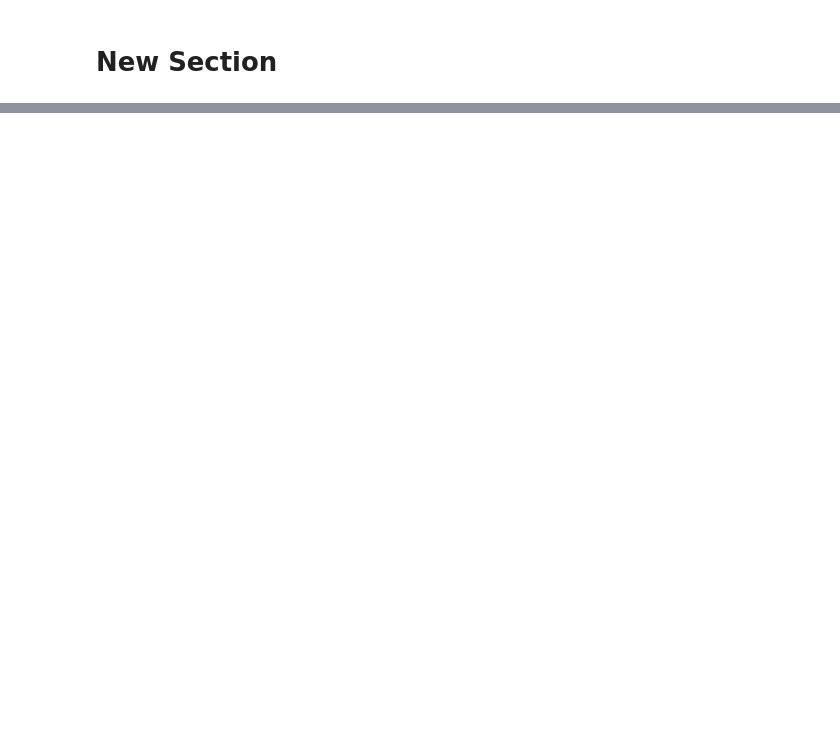
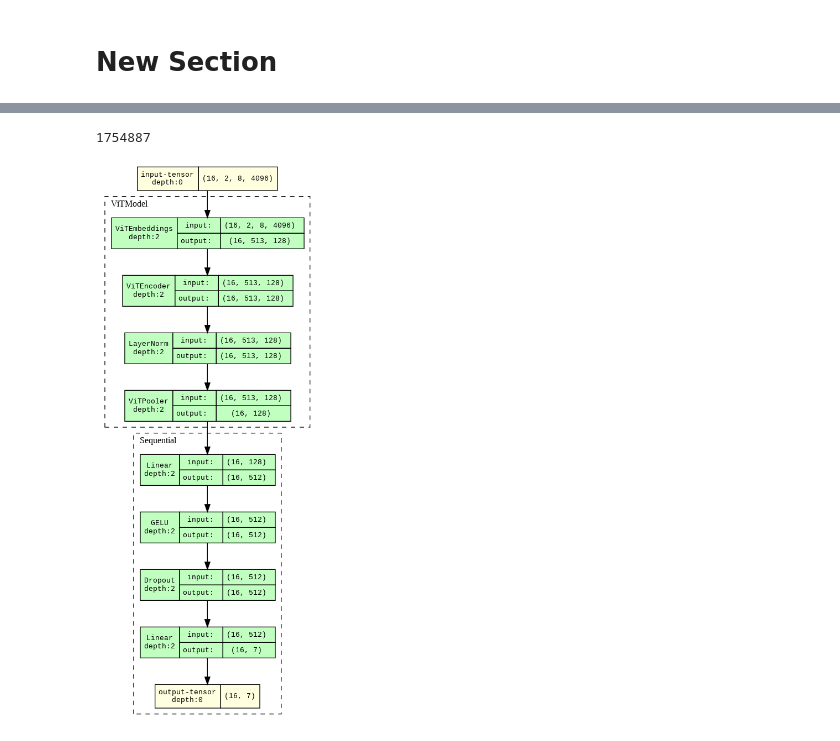
Before and after one commit to erzar0/masters-thesis, a Jupyter notebook: proof_of_concept_dev.ipynb, the cells around one changed output, grey strips where cells are left out. Saved outputs shown, nothing was run; the diff lists cells and outputs as text; code cells hidden in the pictures; blank space fills up the shorter version.

```diff
--- a/proof_of_concept_dev.ipynb
+++ b/proof_of_concept_dev.ipynb
@@ -544,3 +603,57 @@ torch.Size([128, 6])
+# %%
+from transformers import ViTModel, ViTConfig
+
+input_size = TrainDataGenerator.CHANNELS_COUNT
+num_classes = len(ElementLines.ELEMENT_LINES.keys())
+num_channels = 2
+num_kernels = 8
+embed_dim = num_channels * num_kernels**2
+patch_size = num_kernels
+num_heads = 8
+num_layers = 8
+hidden_dim = 4 * embed_dim
+dropout_rate = 0.05
+
+class ViTWithCustomHead(nn.Module):
+    def __init__(self, vit_model, num_classes, dropout=0.5):
+        super(ViTWithCustomHead, self).__init__()
+        self.vit = vit_model  # The ViT backbone
+        self.custom_head = nn.Sequential(
+            nn.Linear(self.vit.config.hidden_size, self.vit.config.intermediate_size),
+            nn.GELU(),
+            nn.Dropout(dropout),
+            nn.Linear(self.vit.config.intermediate_size, num_classes)
+        )
+
+    def forward(self, pixel_values):
+        outputs = self.vit(pixel_values=pixel_values)
+        cls_output = outputs.pooler_output
+        logits = self.custom_head(cls_output)
+        return logits
+
+
+vit_config = ViTConfig(hidden_size=embed_dim
+                       , intermediate_size=hidden_dim
+                       , num_channels=num_channels
+                       , image_size=(num_kernels, input_size)
+                       , patch_size=num_kernels
+                       , encoder_stride=num_kernels
+                       , num_attention_heads=num_heads
+                       , num_hidden_layers=num_layers
+                       , attention_probs_dropout_prob=dropout_rate
+                       , hidden_dropout_prob=dropout_rate)
+model = ViTWithCustomHead(ViTModel(vit_config), num_classes).to(DEVICE)
+
+
+pytorch_total_params = sum(p.numel() for p in model.parameters())
+print(pytorch_total_params)
+
+graph = draw_graph(model, input_size=(16, 2, 8, 4096), expand_nested=True, depth=2)
+graphviz.set_jupyter_format('png')
+graph.visual_graph
+# %% [output]
+1754887
+[figure, added]
 # %%
 import sys
 
```
Also changed, not shown: parts of 16 cells of this notebook.
